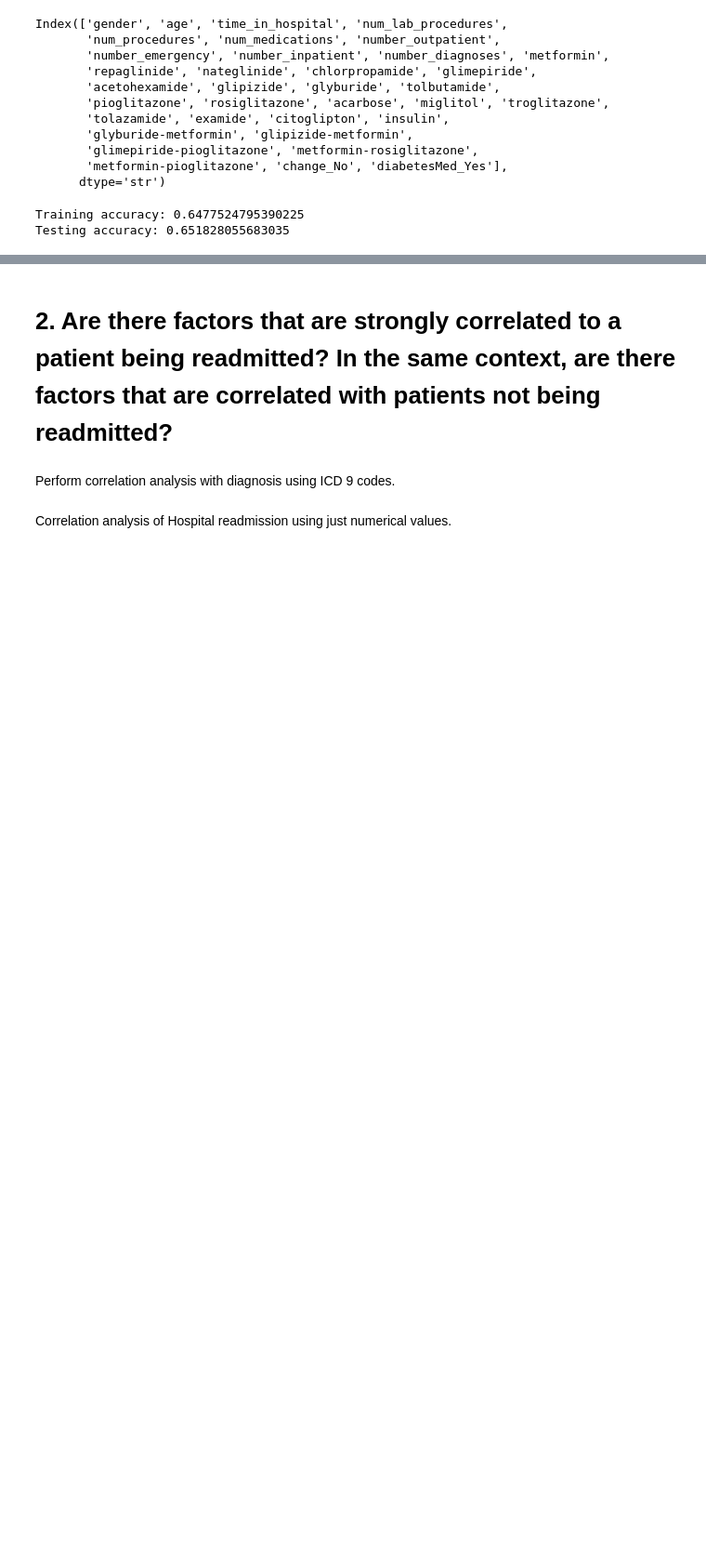
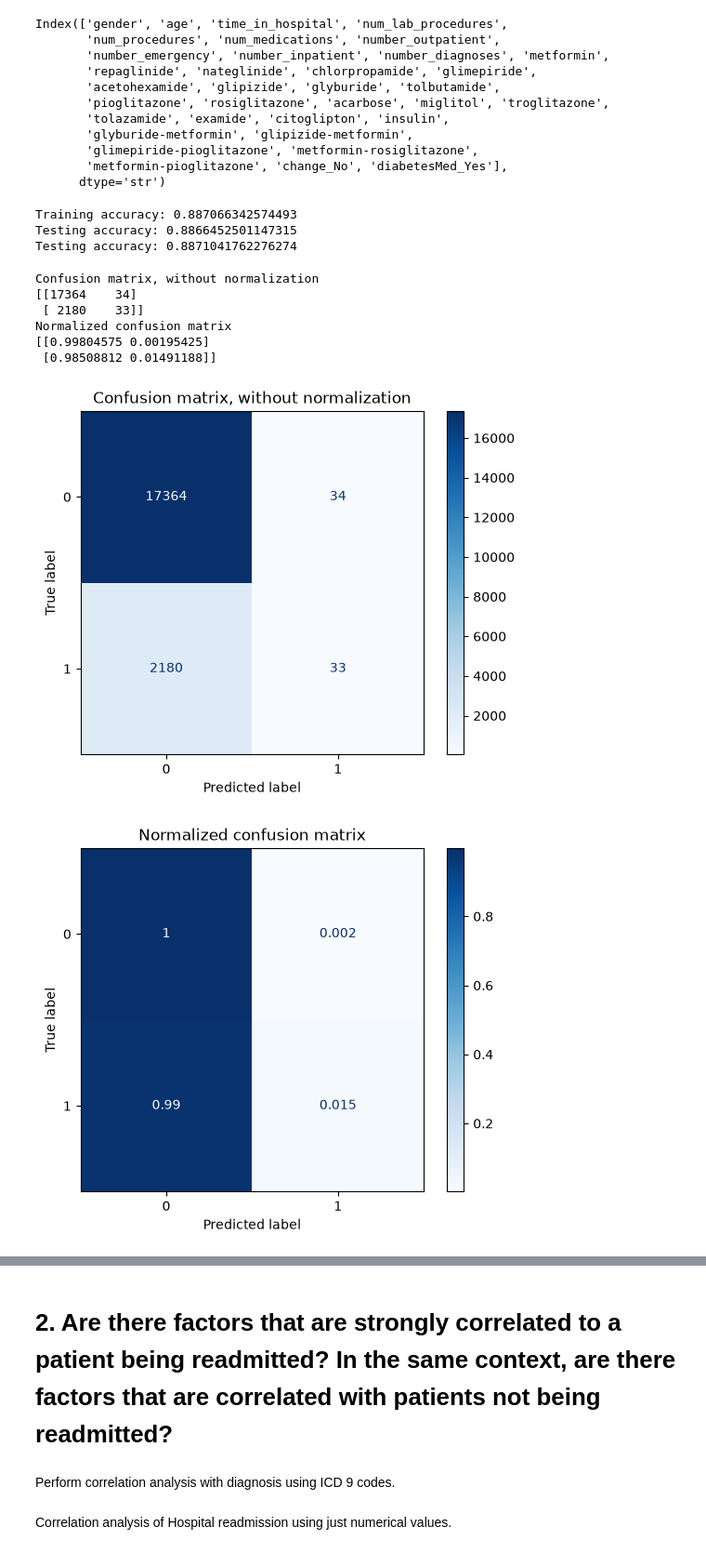
Before and after one commit to benly03/Hospital_readmission, a Jupyter notebook: Hospital_Readmission.ipynb, the cells around one changed output, grey strips where cells are left out. Shown at 93% size. Drawn from its saved outputs; the diff is of its cells as text; code cells hidden in the pictures; blank space fills up the shorter version.

```diff
--- a/Hospital_Readmission.ipynb
+++ b/Hospital_Readmission.ipynb
@@ -398,5 +399,7 @@ Index(['gender', 'age', 'time_in_hospital', 'num_lab_procedures',
 train_feat = ml_data.drop(columns=['readmitted'])
 target = ml_data['readmitted']
 
-X_train, X_test, y_train, y_test = train_test_split(train_feat, target, test_size=0.2, random_state=100)
+X_train_val, X_test, y_train_val, y_test = train_test_split(train_feat, target, test_size=0.2, random_state=42, stratify=target)
+
+X_train, X_val, y_train, y_val = train_test_split(X_train_val, y_train_val, test_size=0.25, random_state=42, stratify=y_train_val)
 # %%
@@ -427,10 +433,44 @@ pred_train_LogR = readmitted_pred_LogR.predict(X_train)
 pred_test_logR = readmitted_pred_LogR.predict(X_test)
 # %%
 print(f"Training accuracy: {accuracy_score(y_train, pred_train_LogR)}")
+print(f"Testing accuracy: {accuracy_score(y_val, pred_val_LogR)}")
 print(f"Testing accuracy: {accuracy_score(y_test, pred_test_logR)}")
 # %% [output]
-Training accuracy: 0.6477524795390225
-Testing accuracy: 0.651828055683035
+Training accuracy: 0.887066342574493
+Testing accuracy: 0.8866452501147315
+Testing accuracy: 0.8871041762276274
+# %%
+from sklearn.metrics import ConfusionMatrixDisplay
+class_names = [0, 1]
+
+titles_options = [
+    ("Confusion matrix, without normalization", None),
+    ("Normalized confusion matrix", "true"),
+]
+for title, normalize in titles_options:
+    disp = ConfusionMatrixDisplay.from_estimator(
+        readmitted_pred_LogR,
+        X_test,
+        y_test,
+        display_labels=class_names,
+        cmap=plt.cm.Blues,
+        normalize=normalize,
+    )
+    disp.ax_.set_title(title)
+
+    print(title)
+    print(disp.confusion_matrix)
+
+plt.show()
+# %% [output]
+Confusion matrix, without normalization
+[[17364    34]
+ [ 2180    33]]
+Normalized confusion matrix
+[[0.99804575 0.00195425]
+ [0.98508812 0.01491188]]
+[figure, added]
+[figure, added]
 # %%
 readmitted_pred_DT = DecisionTreeClassifier(max_leaf_nodes=len(X.columns), random_state= 42)
 readmitted_pred_DT.fit(X_train, y_train)
```
Also changed, not shown: parts of 12 cells of this notebook.
